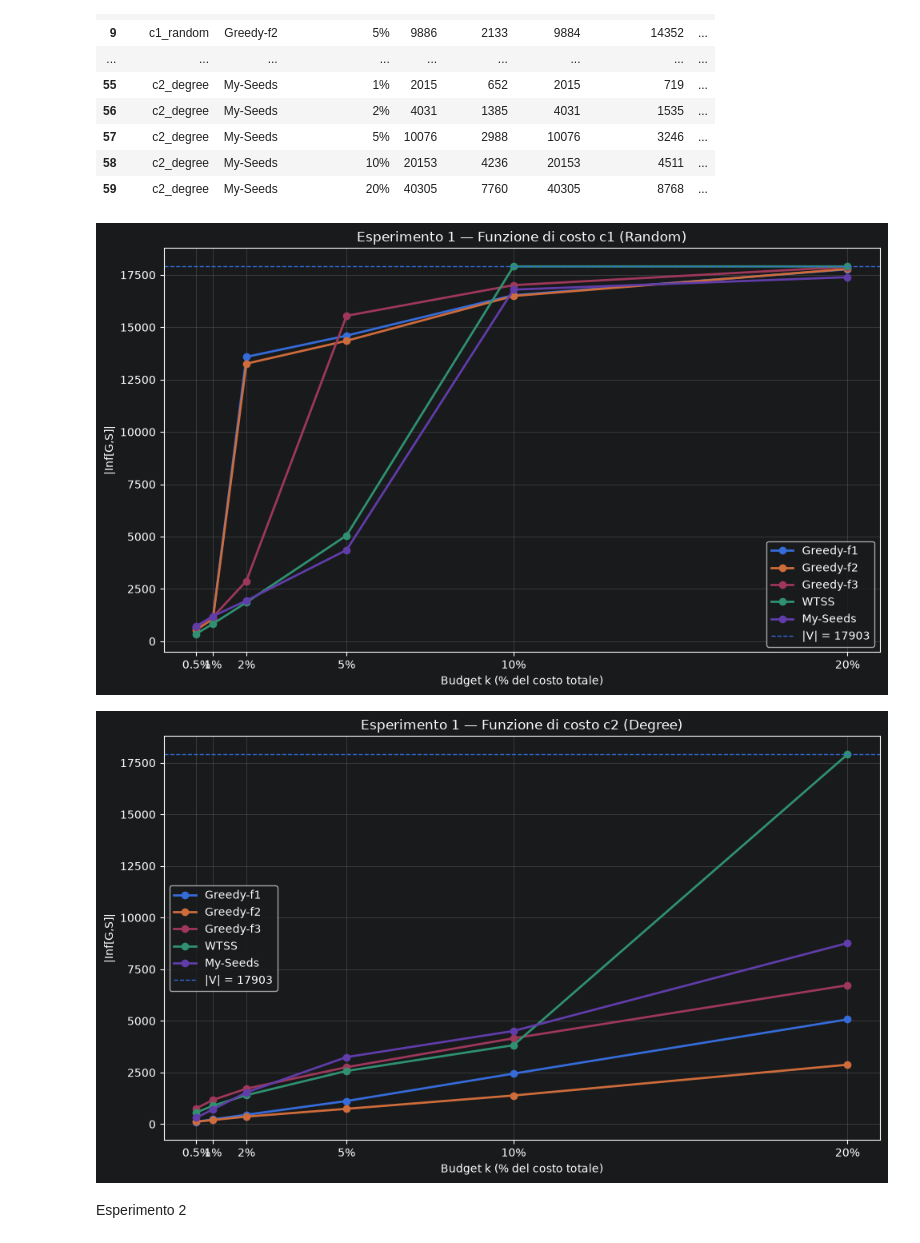
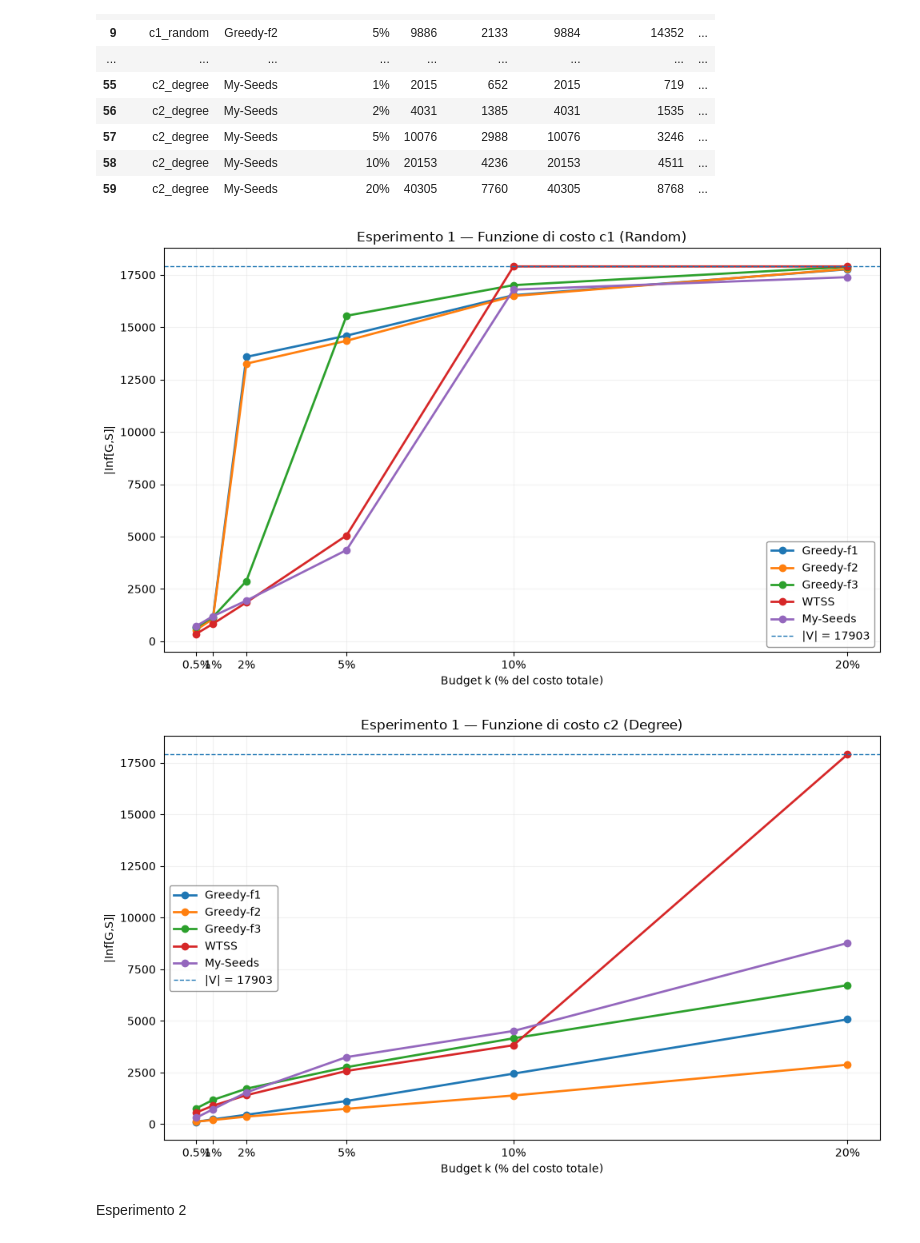
Before and after one commit to valemosca00/Majority-cascade, a Jupyter notebook: experiments.ipynb, the cells around one changed output. Saved outputs shown, nothing was run; the diff lists cells and outputs as text; code cells hidden in the pictures.

```diff
--- a/experiments.ipynb
+++ b/experiments.ipynb
@@ -73,7 +73,7 @@ import pandas as pd
 # ESPERIMENTO 1 — Variazione del budget k
 # ============================================================
 
-output_file = "results_experiment1.csv"
+output_file = "results/results_experiment1.csv"
 
 # Se il file esiste già, recupera i risultati precedenti.
 # In questo modo, rilanciando la cella, non vengono ricalcolati
@@ -246,11 +246,26 @@ Risultati salvati in: results_experiment1.csv
 import pandas as pd
 import matplotlib.pyplot as plt
 
+plt.style.use("default")
+
+plt.rcParams.update({
+    "figure.facecolor": "white",
+    "axes.facecolor": "white",
+    "savefig.facecolor": "white",
+    "text.color": "black",
+    "axes.labelcolor": "black",
+    "axes.edgecolor": "black",
+    "xtick.color": "black",
+    "ytick.color": "black",
+    "grid.color": "lightgray",
+    "legend.facecolor": "white",
+    "legend.edgecolor": "gray",
+})
 # ============================================================
 # GRAFICI ESPERIMENTO 1
 # ============================================================
 
-results_exp1 = pd.read_csv("results_experiment1.csv")
+results_exp1 = pd.read_csv("results/results_experiment1.csv")
 
 cost_titles = {
     "c1_random": "Esperimento 1 — Funzione di costo c1 (Random)",
@@ -294,35 +309,35 @@ for cost_name in ["c1_random", "c2_degree"]:
     # Numero massimo di nodi potenzialmente attivabili
     plt.axhline(
         y=G_lcc.number_of_nodes(),
         linestyle="--",
         linewidth=1,
         label=f"|V| = {G_lcc.number_of_nodes()}"
     )
 
     plt.title(cost_titles[cost_name])
     plt.xlabel("Budget k (% del costo totale)")
     plt.ylabel("|Inf[G,S]|")
 
     plt.xticks(
         budget_ticks,
         [f"{x:g}%" for x in budget_ticks]
     )
 
     plt.grid(True, alpha=0.3)
     plt.legend()
     plt.tight_layout()
 
     # Salvataggio del grafico
     plt.savefig(
         f"experiment1_{cost_name}.png",
         dpi=300,
         bbox_inches="tight"
     )
 
     plt.show()
 # %% [output]
-[figure, old version]
+[figure, new version]
-[figure, old version]
+[figure, new version]
 # %% [markdown]
 Esperimento 2
 # %%
```
Also changed, not shown: parts of 7 cells of this notebook, 17 other files.
